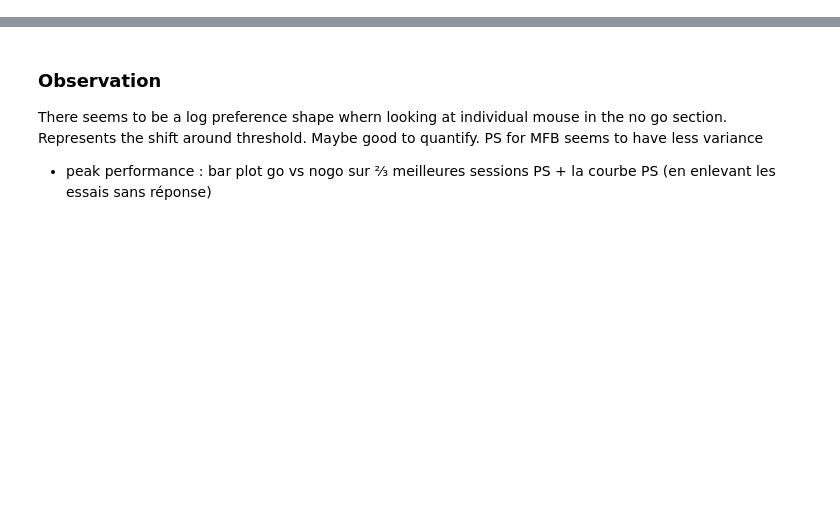
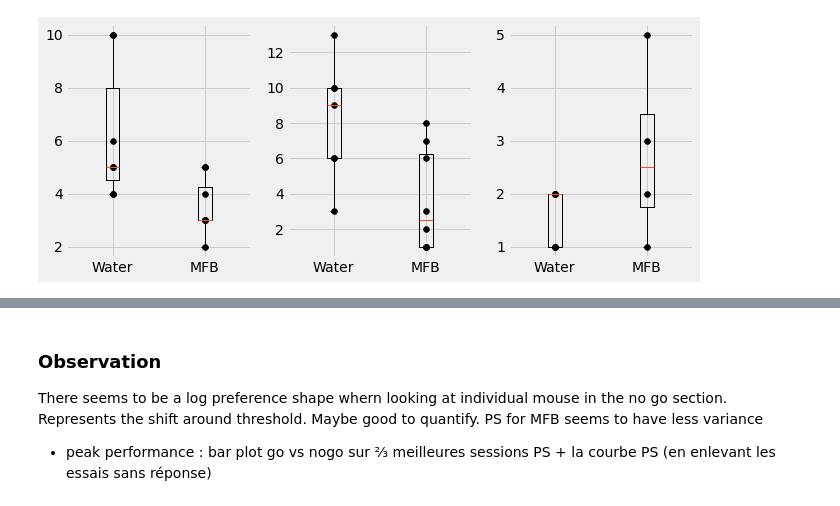
Before and after one commit to AntoninVerdier/Utilities, a Jupyter notebook: Elphy_Analysis/MFB_Figures.ipynb, the cells around one changed output, grey strips where cells are left out. Cells and saved outputs as stored; diff of their text form; code cells hidden in the pictures; blank space fills up the shorter version.

Commit message:
boxplots

```diff
--- a/Elphy_Analysis/MFB_Figures.ipynb
+++ b/Elphy_Analysis/MFB_Figures.ipynb
@@ -71,7 +73,7 @@ def load_water(batch3=False, tag='PC', rmgaps=False, verbose=True, rmblocks=None
 
     return mice_water
 
-def load_MFB(tag='PC'):
+def load_MFB(tag='PC', verbose=False):
     # Load MFB mice data
     if tag =='PC': path = os.path.join(mfb_path, 'Psychophysics_MFB')
     elif tag =='DIS': path = os.path.join(mfb_path, 'GoVsNoGo_MFB')
@@ -80,9 +82,9 @@ def load_MFB(tag='PC'):
 
     mice_mfb = os.listdir(path)
     paths = [os.path.join(path, f) for f in os.listdir(path)]
-    mice_mfb = [MouseMFB(path) for path in paths]
+    mice_mfb = [MouseMFB(path, verbose) for path in paths]
 
     return mice_mfb
 # %%
-mice_water = load_water(batch3=False, verbose=False, rmgaps=True, rmblocks=(0.6, 64))
-mice_mfb = load_MFB()
+mice_water_dis = load_water(batch3=False, verbose=False, tag='DIS',rmgaps=True)
+mice_mfb_dis = load_MFB(tag='DIS', verbose=False)
@@ -106,0 +91,6 @@ Mouse 713559 Loaded
+# %%
+mice_water_pc = load_water(batch3=False, verbose=False, tag='PC', rmgaps=True)
+mice_mfb_pc = load_MFB(tag='PC', verbose=False)
+# %%
+mice_water_disc = load_water(batch3=True, verbose=False, tag='DISC', rmgaps=True)
+mice_mfb_disc = load_MFB(tag='DISC', verbose=False)
@@ -106,0 +103,69 @@ Mouse 713559 Loaded
+# %%
+# Need to add ranksum still
+# Maybe add jitter on points
+
+fig, axs = plt.subplots(1, 3, figsize=(10, 4))
+
+####################################### DIS ###########################################
+scores_water = [mouse.perf() for mouse in mice_water_dis]
+scores_mfb = [[np.sum(c)*100/len(c) for c in mouse.corrs] for mouse in mice_mfb_dis]
+
+# Water
+dates = []
+for i, m in enumerate(scores_water):
+    dates.append([(d - m[1]).astype('timedelta64[D]') + 1 for d in m[1:]])
+scores_water = [np.array(s[0]) for s in scores_water]
+first_day_over80_water = [np.where(s >= 80)[0][0] + 1 for s in scores_water]
+
+# MFB
+first_day_over80_mfb = [np.where(np.array(s) >= 80)[0][0] + 1 for s in scores_mfb]
+
+axs[0].boxplot([first_day_over80_water, first_day_over80_mfb], vert=True)
+axs[0].set_xticks([1, 2])
+axs[0].set_xticklabels(['Water', 'MFB'])
+axs[0].scatter([1]*len(first_day_over80_water), first_day_over80_water, c='black')
+axs[0].scatter([2]*len(first_day_over80_mfb), first_day_over80_mfb, c='black')
+
+####################################### PC ###########################################
+scores_water = [mouse.perf() for mouse in mice_water_pc]
+scores_mfb = [[np.sum(c)*100/len(c) for c in mouse.corrs] for mouse in mice_mfb_pc]
+
+# Water
+dates = []
+for i, m in enumerate(scores_water):
+    dates.append([(d - m[1]).astype('timedelta64[D]') + 1 for d in m[1:]])
+scores_water = [np.array(s[0]) for s in scores_water]
+first_day_over80_water = [np.where(s >= 80)[0][0] + 1 for s in scores_water]
+
+# MFB
+first_day_over80_mfb = [np.where(np.array(s) >= 80)[0][0] + 1 for s in scores_mfb]
+
+axs[1].boxplot([first_day_over80_water, first_day_over80_mfb], vert=True)
+axs[1].set_xticks([1, 2])
+axs[1].set_xticklabels(['Water', 'MFB'])
+axs[1].scatter([1]*len(first_day_over80_water), first_day_over80_water, c='black')
+axs[1].scatter([2]*len(first_day_over80_mfb), first_day_over80_mfb, c='black')
+
+####################################### DISC ###########################################
+scores_water = [mouse.perf() for mouse in mice_water_disc]
+scores_mfb = [[np.sum(c)*100/len(c) for c in mouse.corrs] for mouse in mice_mfb_disc]
+
+# Water
+dates = []
+for i, m in enumerate(scores_water):
+    dates.append([(d - m[1]).astype('timedelta64[D]') + 1 for d in m[1:]])
+scores_water = [np.array(s[0]) for s in scores_water]
+first_day_over80_water = [np.where(s >= 60)[0][0] + 1 for s in scores_water]
+
+# MFB
+first_day_over80_mfb = [np.where(np.array(s) >= 60)[0][0] + 1 for s in scores_mfb]
+
+axs[2].boxplot([first_day_over80_water, first_day_over80_mfb], vert=True)
+axs[2].set_xticks([1, 2])
+axs[2].set_xticklabels(['Water', 'MFB'])
+axs[2].scatter([1]*len(first_day_over80_water), first_day_over80_water, c='black')
+axs[2].scatter([2]*len(first_day_over80_mfb), first_day_over80_mfb, c='black')
+
+plt.show()
+# %% [output]
+[figure, added]
```
Also changed, not shown: parts of 19 cells of this notebook.
